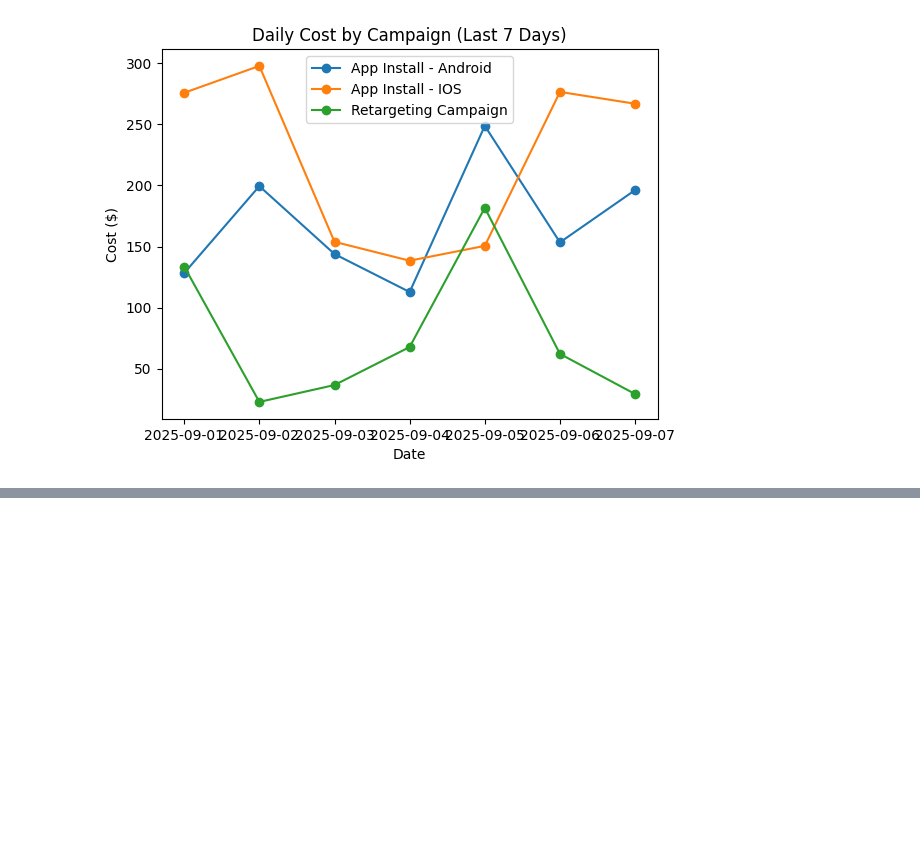
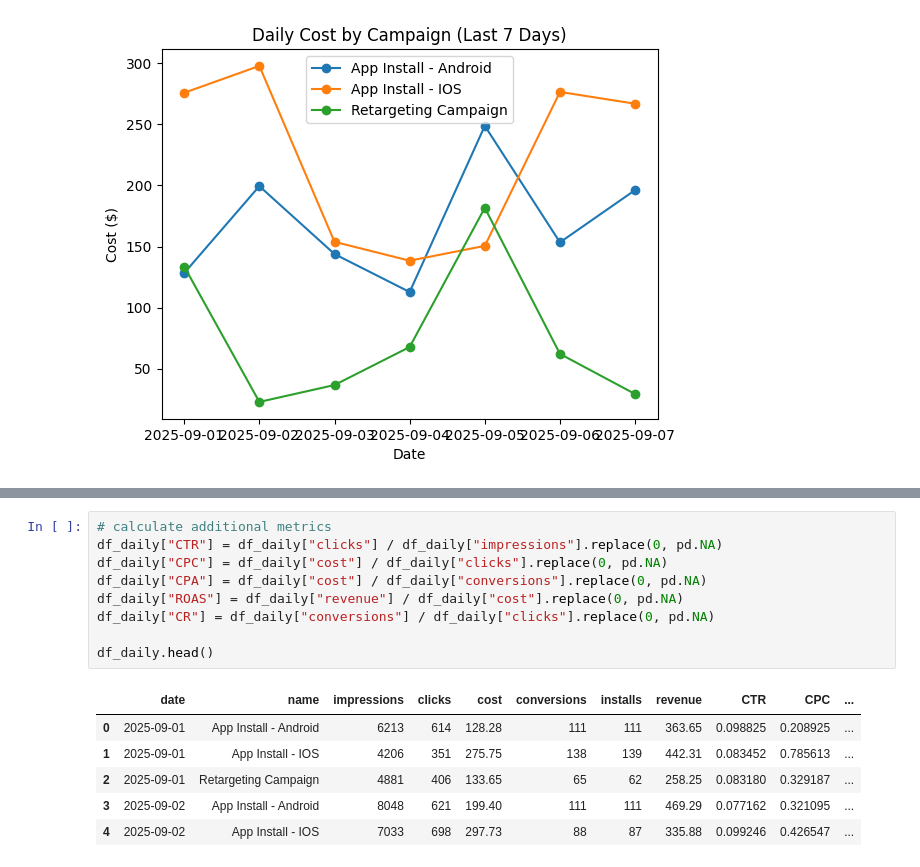
Before and after one commit to ecetuanahezer/Marketing-Campaign, a Jupyter notebook: analyze_dummy_data.ipynb, the cells around one changed output, grey strips where cells are left out. Drawn from its saved outputs; the diff is of its cells as text; blank space fills up the shorter version.

```diff
--- a/analyze_dummy_data.ipynb
+++ b/analyze_dummy_data.ipynb
@@ -114,0 +123,16 @@ plt.show()
+# %%
+# calculate additional metrics
+df_daily["CTR"] = df_daily["clicks"] / df_daily["impressions"].replace(0, pd.NA)
+df_daily["CPC"] = df_daily["cost"] / df_daily["clicks"].replace(0, pd.NA)
+df_daily["CPA"] = df_daily["cost"] / df_daily["conversions"].replace(0, pd.NA)
+df_daily["ROAS"] = df_daily["revenue"] / df_daily["cost"].replace(0, pd.NA)
+df_daily["CR"] = df_daily["conversions"] / df_daily["clicks"].replace(0, pd.NA)
+
+df_daily.head()
+# %% [output]
+|  | date | name | impressions | clicks | cost | conversions | installs | revenue | CTR | CPC | ... |
+| 0 | 2025-09-01 | App Install - Android | 6213 | 614 | 128.28 | 111 | 111 | 363.65 | 0.098825 | 0.208925 | ... |
+| 1 | 2025-09-01 | App Install - IOS | 4206 | 351 | 275.75 | 138 | 139 | 442.31 | 0.083452 | 0.785613 | ... |
+| 2 | 2025-09-01 | Retargeting Campaign | 4881 | 406 | 133.65 | 65 | 62 | 258.25 | 0.083180 | 0.329187 | ... |
+| 3 | 2025-09-02 | App Install - Android | 8048 | 621 | 199.40 | 111 | 111 | 469.29 | 0.077162 | 0.321095 | ... |
+| 4 | 2025-09-02 | App Install - IOS | 7033 | 698 | 297.73 | 88 | 87 | 335.88 | 0.099246 | 0.426547 | ... |
```
Also changed, not shown: parts of 3 cells of this notebook.
